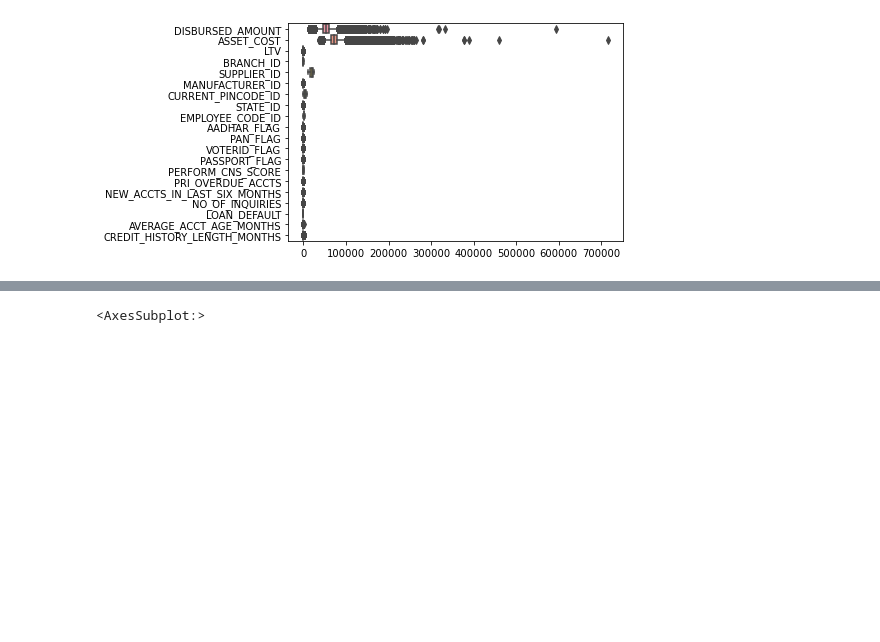
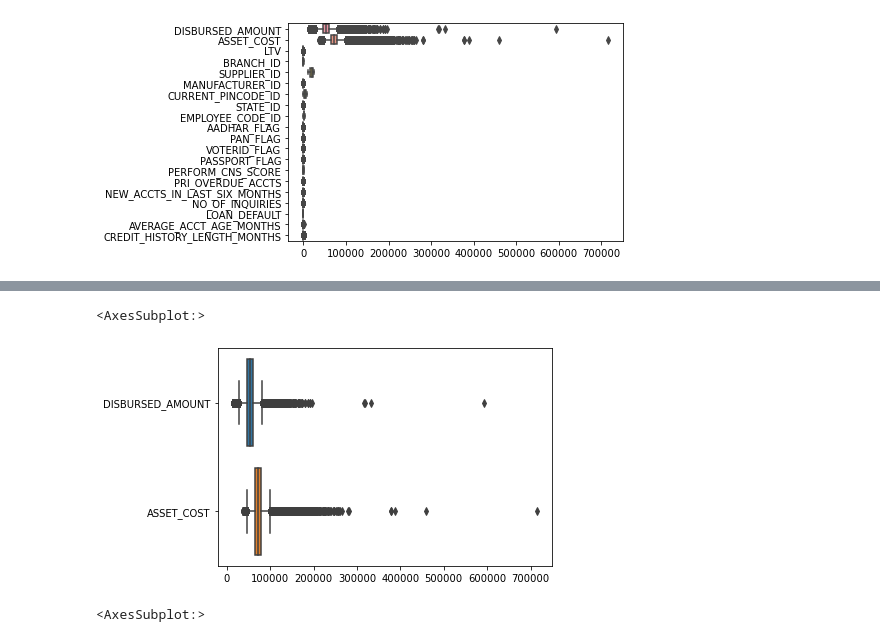
Before and after one commit to PacktPublishing/Practical-Data-Science-with-Python, a Jupyter notebook: Chapter10/Chapter_10_code.ipynb, the cells around one changed output, grey strips where cells are left out. Saved outputs shown, nothing was run; the diff lists cells and outputs as text; code cells hidden in the pictures; blank space fills up the shorter version.

```diff
--- a/Chapter10/Chapter_10_code.ipynb
+++ b/Chapter10/Chapter_10_code.ipynb
@@ -243,3 +249,8 @@ sns.boxplot(data=loan_df, orient='h')
+# %%
+sns.boxplot(data=loan_df[['DISBURSED_AMOUNT', 'ASSET_COST']], orient='h')
+# %% [output]
+<AxesSubplot:>
+[figure, added]
 # %%
 dropcols = ['DISBURSED_AMOUNT', 'ASSET_COST', 'PERFORM_CNS_SCORE', 'LOAN_DEFAULT'] + \
             [c for c in loan_df.columns if 'ID' in c or 'FLAG' in c]
```
Also changed, not shown: parts of 11 cells of this notebook, 3 other files.
